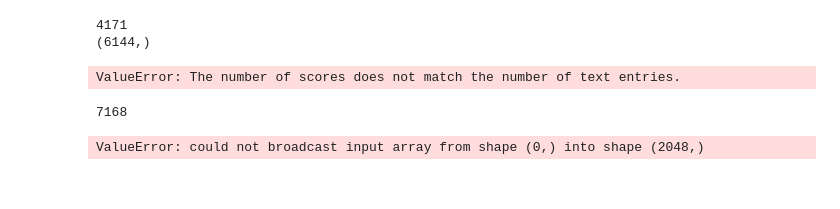
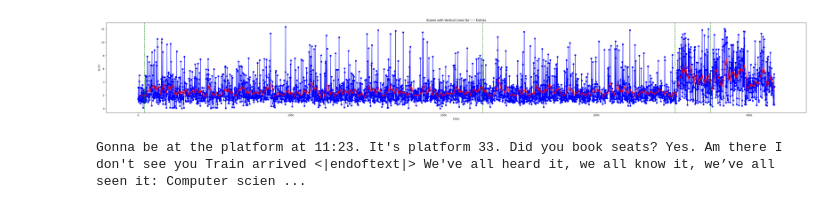
Before and after one commit to Tr1ple-F/convergence-and-divergence-of-llms, a Jupyter notebook: Visualizer.ipynb, the cells around one changed output. Drawn from its saved outputs; the diff is of its cells as text; code cells hidden in the pictures.

```diff
--- a/Visualizer.ipynb
+++ b/Visualizer.ipynb
@@ -163,38 +129,55 @@ def plot_scores_with_vertical_lines(tokenized_text, comparison_data, window_size
     # Ensure comparison_data has the correct shape
     if comparison_data.shape[0] != len(tokenized_text):
         print(len(tokenized_text))
         print(comparison_data.shape)
         raise ValueError("The number of scores does not match the number of text entries.")
 
     x_indices = np.arange(len(tokenized_text))
     y_scores = comparison_data.flatten()
 
     y_moving_avg = moving_average(y_scores, window_size)
 
     # Create the plot
     plt.figure(figsize=(40, 6))
     plt.plot(x_indices, y_scores, '-o', color='blue')
 
     # Plot the moving average
     plt.plot(x_indices[window_size - 1:], y_moving_avg, color='red', linewidth=2, label='Moving Average')
 
     # Plot vertical lines where '---' is in the text
     for idx, text in enumerate(tokenized_text):
-        if text == '---':
+        if text == '<|endoftext|>':
             plt.axvline(x=idx, color='green', linestyle='--')
 
     plt.xlabel("Index")
     plt.ylabel("Score")
     plt.title("Scores with Vertical Lines for '---' Entries")
     plt.tight_layout()
     plt.show()
 
 plot_scores_with_vertical_lines(tokenized_text, data)
 # %% [output]
-4171
-(6144,)
-ValueError: The number of scores does not match the number of text entries.
+[figure, added]
 # %%
+import numpy as np
+import matplotlib
+import matplotlib.pyplot as plt
+
+def colorize(words, color_array):
+    cmap = matplotlib.cm.Blues
+    norm = matplotlib.colors.Normalize(vmin=np.min(color_array), vmax=np.max(color_array))
+    template = '<span class="barcode"; style="color: black; background-color: {}">{}</span>'
+    colored_string = ''
+    for word, color in zip(words, color_array):
+        normalized_color = norm(color)
+        color_hex = matplotlib.colors.rgb2hex(cmap(normalized_color)[:3])
+        colored_string += template.format(color_hex, word)
+    return colored_string
+
+words = tokenized_text
+s = colorize(words, data)
+
+from IPython.display import display, HTML
+display(HTML(s))
 # %% [output]
-7168
+Gonna be at the platform at 11:23. It's platform 33. Did you book seats? Yes. Am there I don't see you Train arrived <|endoftext|> We've all heard it, we all know it, we’ve all seen it: Computer scien ...
-ValueError: could not broadcast input array from shape (0,) into shape (2048,)
```
Also changed, not shown: parts of 4 cells of this notebook, 8 other files.
